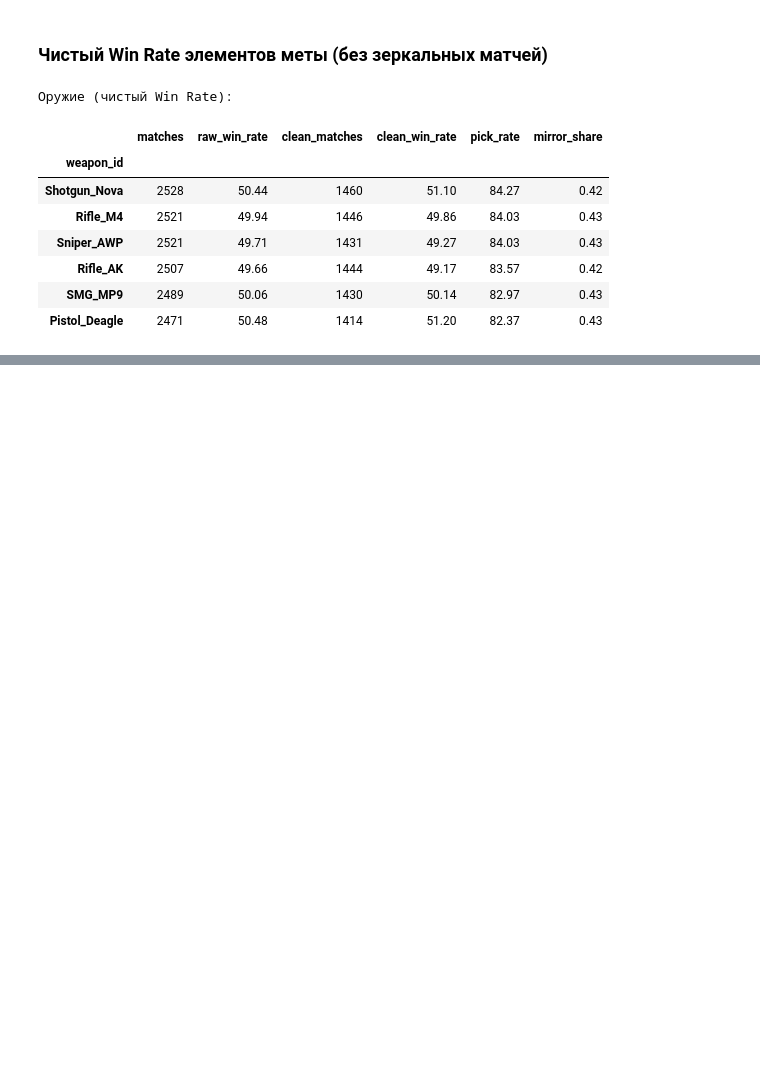
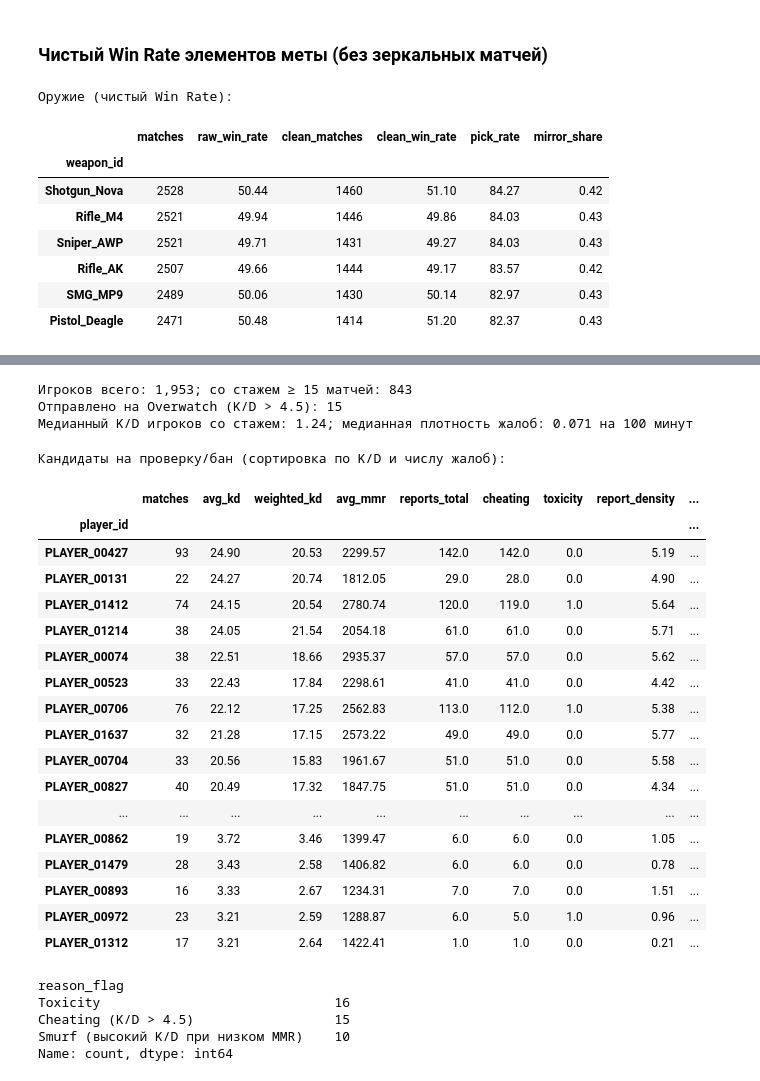
Before and after one commit to dan234tyu/game-analytics-lab4, a Jupyter notebook: notebooks/04_multiplayer_analytics.ipynb, the cells around one changed output, grey strips where cells are left out. Saved outputs shown, nothing was run; the diff lists cells and outputs as text; code cells hidden in the pictures; blank space fills up the shorter version.

```diff
--- a/notebooks/04_multiplayer_analytics.ipynb
+++ b/notebooks/04_multiplayer_analytics.ipynb
@@ -276,0 +283,69 @@ display(weapon_wr.round(2))
+# %%
+pm['kd_ratio'] = pm['kills'] / np.where(pm['deaths'] == 0, 1, pm['deaths'])
+pm['minutes'] = pm['duration_sec'] / 60
+
+received = reports_df.groupby(['reported_id', 'reason']).size().unstack(fill_value=0)
+received['reports_total'] = received.sum(axis=1)
+
+profile = pm.groupby('player_id').agg(
+    matches=('match_id', 'nunique'), avg_kd=('kd_ratio', 'mean'),
+    total_kills=('kills', 'sum'), total_deaths=('deaths', 'sum'),
+    minutes_played=('minutes', 'sum'), avg_mmr=('mmr_before', 'mean'), win_rate=('win', 'mean'))
+profile['weighted_kd'] = profile['total_kills'] / profile['total_deaths'].clip(lower=1)
+profile = profile.join(received, how='left').fillna({c: 0 for c in received.columns})
+profile['report_density'] = profile['reports_total'] / profile['minutes_played'] * 100
+
+veterans = profile[profile['matches'] >= 15].copy()
+veterans['clearance_status'] = np.where(veterans['avg_kd'] > 4.5, 'Sent_to_Overwatch', 'Clear')
+
+print(f"Игроков всего: {len(profile):,}; со стажем ≥ 15 матчей: {len(veterans):,}")
+print(f"Отправлено на Overwatch (K/D > 4.5): {(veterans['clearance_status'] == 'Sent_to_Overwatch').sum()}")
+print(f"Медианный K/D игроков со стажем: {veterans['avg_kd'].median():.2f}; "
+      f"медианная плотность жалоб: {veterans['report_density'].median():.3f} на 100 минут")
+# %% [output]
+Игроков всего: 1,953; со стажем ≥ 15 матчей: 843
+Отправлено на Overwatch (K/D > 4.5): 15
+Медианный K/D игроков со стажем: 1.24; медианная плотность жалоб: 0.071 на 100 минут
+# %%
+# Дополнительные правила: смурфы и токсичность
+tox_thr = veterans['toxicity'].div(veterans['minutes_played']).mul(100).quantile(0.97)
+veterans['toxicity_density'] = veterans['toxicity'] / veterans['minutes_played'] * 100
+veterans['flag_smurf'] = (veterans['avg_kd'].between(2.5, 4.5)) & (veterans['avg_mmr'] < 1600)
+veterans['flag_toxic'] = veterans['toxicity_density'] > max(tox_thr, 0.5)
+
+ban_candidates = (veterans[(veterans['clearance_status'] == 'Sent_to_Overwatch') | veterans['flag_smurf'] | veterans['flag_toxic']]
+                  .assign(reason_flag=lambda d: np.select(
+                      [d['clearance_status'] == 'Sent_to_Overwatch', d['flag_smurf'], d['flag_toxic']],
+                      ['Cheating (K/D > 4.5)', 'Smurf (высокий K/D при низком MMR)', 'Toxicity'], 'Other'))
+                  .sort_values(['avg_kd', 'reports_total'], ascending=False))
+cols = ['matches', 'avg_kd', 'weighted_kd', 'avg_mmr', 'reports_total', 'cheating', 'toxicity',
+        'report_density', 'reason_flag']
+print("Кандидаты на проверку/бан (сортировка по K/D и числу жалоб):")
+display(ban_candidates[cols].round(2).head(20))
+print(ban_candidates['reason_flag'].value_counts())
+ban_candidates[cols].round(3).to_csv(f'{REPORTS}/ban_candidates.csv', encoding='utf-8-sig')
+# %% [output]
+Кандидаты на проверку/бан (сортировка по K/D и числу жалоб):
+|  | matches | avg_kd | weighted_kd | avg_mmr | reports_total | cheating | toxicity | report_density | ... |
+| player_id |  |  |  |  |  |  |  |  | ... |
+| PLAYER_00427 | 93 | 24.90 | 20.53 | 2299.57 | 142.0 | 142.0 | 0.0 | 5.19 | ... |
+| PLAYER_00131 | 22 | 24.27 | 20.74 | 1812.05 | 29.0 | 28.0 | 0.0 | 4.90 | ... |
+| PLAYER_01412 | 74 | 24.15 | 20.54 | 2780.74 | 120.0 | 119.0 | 1.0 | 5.64 | ... |
+| PLAYER_01214 | 38 | 24.05 | 21.54 | 2054.18 | 61.0 | 61.0 | 0.0 | 5.71 | ... |
+| PLAYER_00074 | 38 | 22.51 | 18.66 | 2935.37 | 57.0 | 57.0 | 0.0 | 5.62 | ... |
+| PLAYER_00523 | 33 | 22.43 | 17.84 | 2298.61 | 41.0 | 41.0 | 0.0 | 4.42 | ... |
+| PLAYER_00706 | 76 | 22.12 | 17.25 | 2562.83 | 113.0 | 112.0 | 1.0 | 5.38 | ... |
+| PLAYER_01637 | 32 | 21.28 | 17.15 | 2573.22 | 49.0 | 49.0 | 0.0 | 5.77 | ... |
+| PLAYER_00704 | 33 | 20.56 | 15.83 | 1961.67 | 51.0 | 51.0 | 0.0 | 5.58 | ... |
+| PLAYER_00827 | 40 | 20.49 | 17.32 | 1847.75 | 51.0 | 51.0 | 0.0 | 4.34 | ... |
+| ... | ... | ... | ... | ... | ... | ... | ... | ... | ... |
+| PLAYER_00862 | 19 | 3.72 | 3.46 | 1399.47 | 6.0 | 6.0 | 0.0 | 1.05 | ... |
+| PLAYER_01479 | 28 | 3.43 | 2.58 | 1406.82 | 6.0 | 6.0 | 0.0 | 0.78 | ... |
+| PLAYER_00893 | 16 | 3.33 | 2.67 | 1234.31 | 7.0 | 7.0 | 0.0 | 1.51 | ... |
+| PLAYER_00972 | 23 | 3.21 | 2.59 | 1288.87 | 6.0 | 5.0 | 1.0 | 0.96 | ... |
+| PLAYER_01312 | 17 | 3.21 | 2.64 | 1422.41 | 1.0 | 1.0 | 0.0 | 0.21 | ... |
+reason_flag
+Toxicity                              16
+Cheating (K/D > 4.5)                  15
+Smurf (высокий K/D при низком MMR)    10
+Name: count, dtype: int64
```
Also changed, not shown: parts of 6 cells of this notebook, 5 other files.
